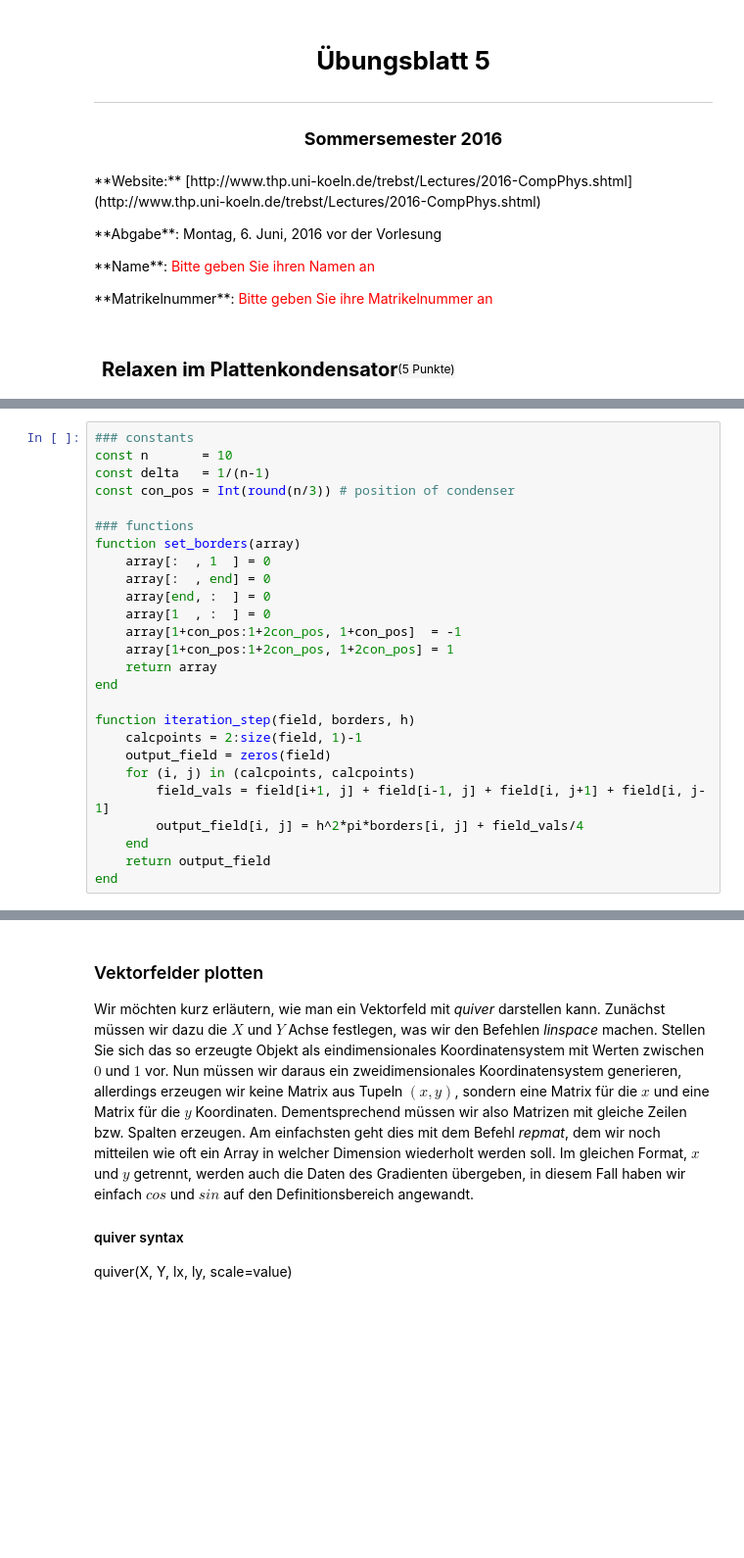
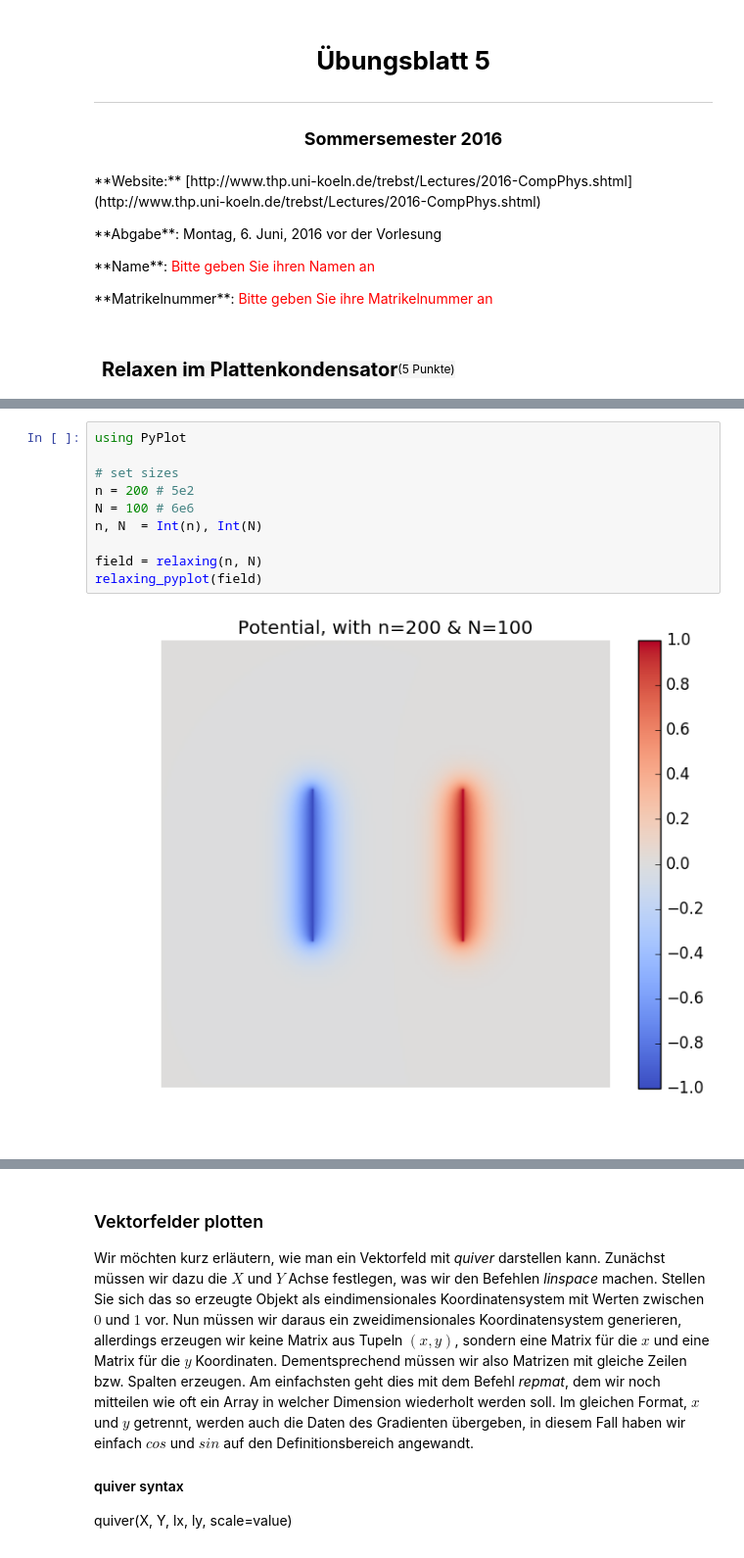
Before and after one commit to ofilla/compphys2016, a Jupyter notebook: uebung_07/07_relaxen_im_plattenkondensator.ipynb, the cells around one changed output, grey strips where cells are left out. Shown at 98% size. Saved outputs shown, nothing was run; the diff lists cells and outputs as text; blank space fills up the shorter version.

```diff
--- a/uebung_07/07_relaxen_im_plattenkondensator.ipynb
+++ b/uebung_07/07_relaxen_im_plattenkondensator.ipynb
@@ -46,26 +45,0 @@ Implementieren Sie den in der Vorlesung vorgestellten Algorithmus für die Lapla
-# %%
-### constants
-const n       = 10
-const delta   = 1/(n-1)
-const con_pos = Int(round(n/3)) # position of condenser
-
-### functions
-function set_borders(array)
-    array[:  , 1  ] = 0
-    array[:  , end] = 0
-    array[end, :  ] = 0
-    array[1  , :  ] = 0
-    array[1+con_pos:1+2con_pos, 1+con_pos]  = -1
-    array[1+con_pos:1+2con_pos, 1+2con_pos] = 1
-    return array
-end
-
-function iteration_step(field, borders, h)
-    calcpoints = 2:size(field, 1)-1
-    output_field = zeros(field)
-    for (i, j) in (calcpoints, calcpoints)
-        field_vals = field[i+1, j] + field[i-1, j] + field[i, j+1] + field[i, j-1]
-        output_field[i, j] = h^2*pi*borders[i, j] + field_vals/4
-    end
-    return output_field
-end
@@ -113,0 +112,12 @@ plot(ρ)
+# %%
+using PyPlot
+
+# set sizes
+n = 200 # 5e2
+N = 100 # 6e6
+n, N  = Int(n), Int(N)
+
+field = relaxing(n, N)
+relaxing_pyplot(field)
+# %% [output]
+[figure, added]
```
Also changed, not shown: parts of 8 cells of this notebook.
